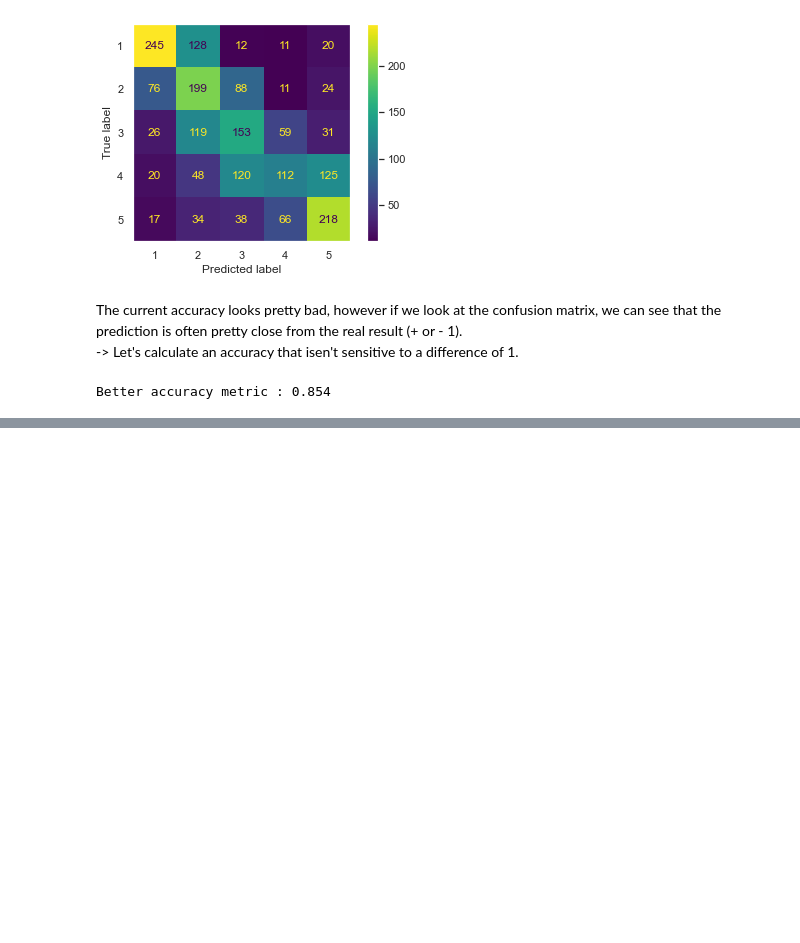
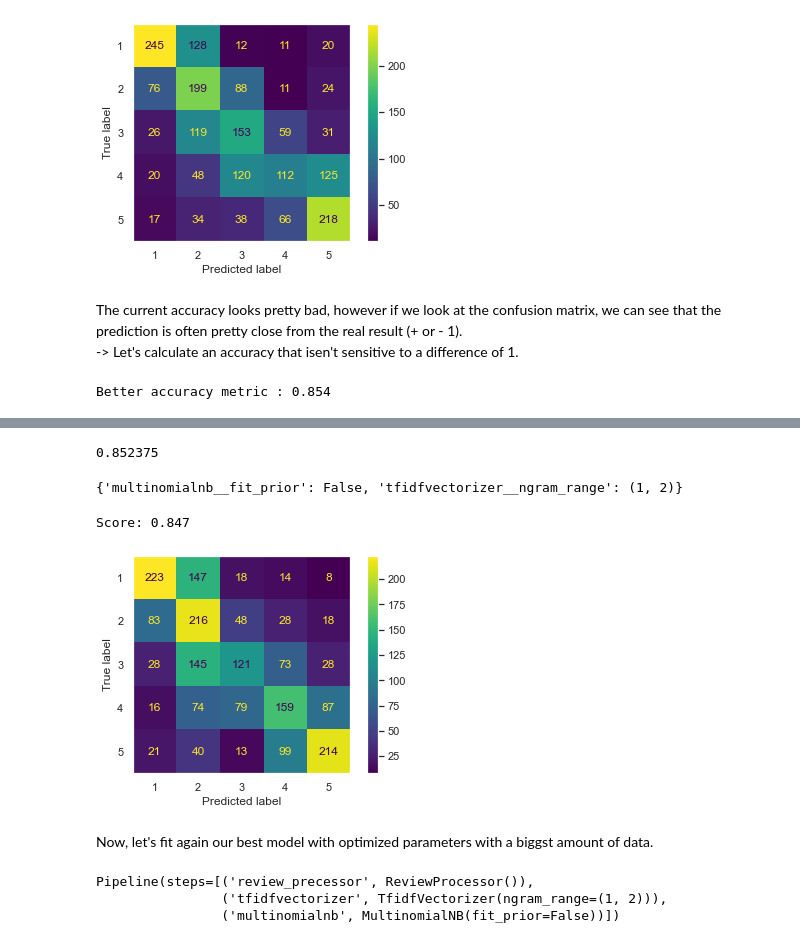
Before and after one commit to Benjouzz/DS50_backend, a Jupyter notebook: rating_predictor.ipynb, the cells around one changed output, grey strips where cells are left out. Drawn from its saved outputs; the diff is of its cells as text; code cells hidden in the pictures; blank space fills up the shorter version.

```diff
--- a/rating_predictor.ipynb
+++ b/rating_predictor.ipynb
@@ -337,0 +400,27 @@ Better accuracy metric : 0.854
+# %%
+from sklearn.pipeline import Pipeline
+from sklearn.feature_extraction.text import TfidfVectorizer
+from sklearn.naive_bayes import MultinomialNB
+
+model = Pipeline([
+    ('review_precessor', ReviewProcessor()),
+    ('tfidfvectorizer', TfidfVectorizer()),
+    ('multinomialnb', MultinomialNB())
+])
+# %%
+from sklearn.model_selection import train_test_split
+
+df = getDataset()
+
+x_train, x_test, y_train, y_test = train_test_split(df['review_text'], df['rating'], test_size=0.2, random_state=42)
+# %%
+from sklearn.model_selection import GridSearchCV
+
+params = {
+    'tfidfvectorizer__ngram_range' : [(1,1), (1,2)],
+    'multinomialnb__fit_prior' : [True, False],
+}
+
+gridsearch = GridSearchCV(model, param_grid=params, cv=5, scoring=accuracyM1)
+# %%
+gridsearch.fit(x_train, y_train)
@@ -337,0 +435,37 @@ Better accuracy metric : 0.854
+# %%
+gridsearch.best_score_
+# %% [output]
+0.852375
+# %%
+gridsearch.best_params_
+# %% [output]
+{'multinomialnb__fit_prior': False, 'tfidfvectorizer__ngram_range': (1, 2)}
+# %%
+y_pred = gridsearch.predict(x_test)
+
+from sklearn.metrics import classification_report
+from sklearn.metrics import confusion_matrix, ConfusionMatrixDisplay
+
+print('Score: '+str(getAccuracyM1(y_test, y_pred)))
+cm = confusion_matrix(y_test, y_pred)
+CM = ConfusionMatrixDisplay(confusion_matrix=cm, display_labels=[1,2,3,4,5])
+CM.plot()
+plt.grid(False)
+plt.show()
+# %% [output]
+Score: 0.847
+[figure, added]
+# %% [markdown]
+Now, let's fit again our best model with optimized parameters with a biggst amount of data.
+# %%
+best_model = gridsearch.best_estimator_
+
+df = getDataset(50000)
+
+x_train, x_test, y_train, y_test = train_test_split(df['review_text'], df['rating'], test_size=0.2, random_state=0)
+
+best_model.fit(x_train,y_train)
+# %% [output]
+Pipeline(steps=[('review_precessor', ReviewProcessor()),
+                ('tfidfvectorizer', TfidfVectorizer(ngram_range=(1, 2))),
+                ('multinomialnb', MultinomialNB(fit_prior=False))])
```
Also changed, not shown: parts of 13 cells of this notebook, 1 other file.
